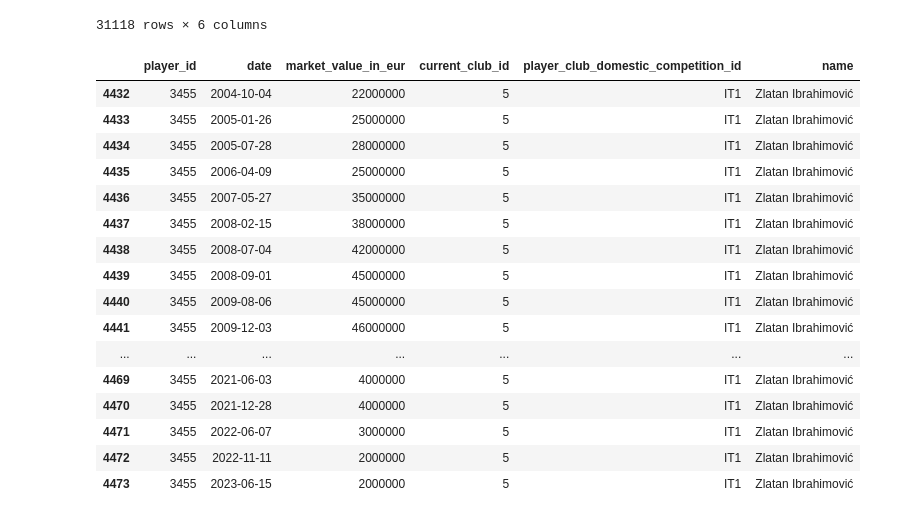
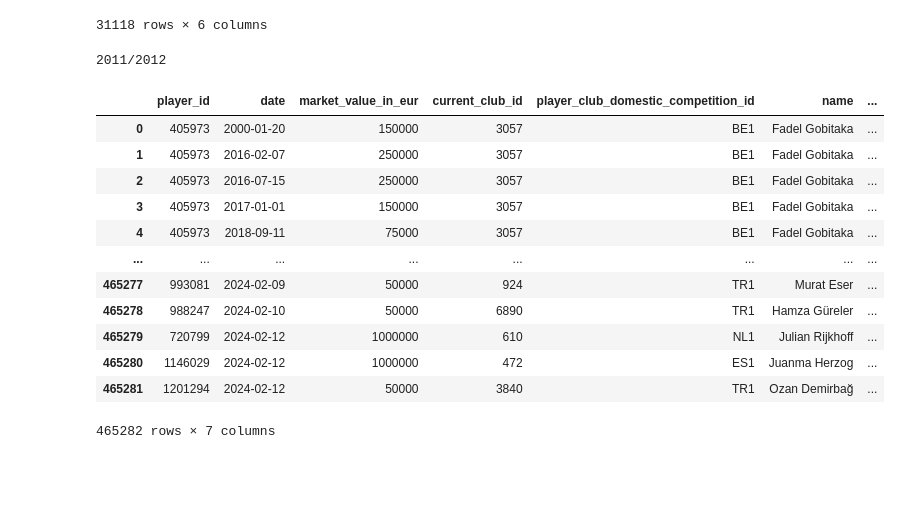
Before and after one commit to JackBenadon/DS440-Project, a Jupyter notebook: Pre_processing.ipynb, the cells around one changed output. Cells and saved outputs as stored; diff of their text form; code cells hidden in the pictures; blank space fills up the shorter version.

```diff
--- a/Pre_processing.ipynb
+++ b/Pre_processing.ipynb
@@ -105,24 +105,44 @@ df_sorted
 | 464852 | 816124 | 2023-12-27 | 500000 | 543 | GB1 | Noha Lemina |
 | 426474 | 591844 | 2024-01-08 | 550000 | 405 | GB1 | Joe Gauci |
 31118 rows × 6 columns
-# %%
-filtered_df = merged_table[merged_table['name'] == 'Zlatan Ibrahimović']
-filtered_df
-# %% [output]
-|  | player_id | date | market_value_in_eur | current_club_id | player_club_domestic_competition_id | name |
-| 4432 | 3455 | 2004-10-04 | 22000000 | 5 | IT1 | Zlatan Ibrahimović |
-| 4433 | 3455 | 2005-01-26 | 25000000 | 5 | IT1 | Zlatan Ibrahimović |
-| 4434 | 3455 | 2005-07-28 | 28000000 | 5 | IT1 | Zlatan Ibrahimović |
-| 4435 | 3455 | 2006-04-09 | 25000000 | 5 | IT1 | Zlatan Ibrahimović |
-| 4436 | 3455 | 2007-05-27 | 35000000 | 5 | IT1 | Zlatan Ibrahimović |
-| 4437 | 3455 | 2008-02-15 | 38000000 | 5 | IT1 | Zlatan Ibrahimović |
-| 4438 | 3455 | 2008-07-04 | 42000000 | 5 | IT1 | Zlatan Ibrahimović |
-| 4439 | 3455 | 2008-09-01 | 45000000 | 5 | IT1 | Zlatan Ibrahimović |
-| 4440 | 3455 | 2009-08-06 | 45000000 | 5 | IT1 | Zlatan Ibrahimović |
-| 4441 | 3455 | 2009-12-03 | 46000000 | 5 | IT1 | Zlatan Ibrahimović |
-| ... | ... | ... | ... | ... | ... | ... |
-| 4469 | 3455 | 2021-06-03 | 4000000 | 5 | IT1 | Zlatan Ibrahimović |
-| 4470 | 3455 | 2021-12-28 | 4000000 | 5 | IT1 | Zlatan Ibrahimović |
-| 4471 | 3455 | 2022-06-07 | 3000000 | 5 | IT1 | Zlatan Ibrahimović |
-| 4472 | 3455 | 2022-11-11 | 2000000 | 5 | IT1 | Zlatan Ibrahimović |
-| 4473 | 3455 | 2023-06-15 | 2000000 | 5 | IT1 | Zlatan Ibrahimović |
+# %%
+from datetime import datetime
+
+def adjust_year(date_string):
+    # Parse the date string into a datetime object
+    date_obj = datetime.strptime(date_string, '%Y-%m-%d')
+
+    # Define the cutoff date
+    cutoff_date = datetime(date_obj.year, 6, 15)
+
+    # Compare the date with the cutoff date
+    if date_obj < cutoff_date:
+        # If the date is before the cutoff date, use the previous year
+        return f"{date_obj.year - 1}/{date_obj.year}"
+    else:
+        # If the date is on or after the cutoff date, use the current year and the next year
+        return f"{date_obj.year}/{date_obj.year + 1}"
+
+# Example usage
+date_string = "2012-05-31"
+adjusted_year = adjust_year(date_string)
+print(adjusted_year)  # Output: 2011/2012
+# %% [output]
+2011/2012
+# %%
+merged_table['adjusted_year'] = merged_table['date'].apply(adjust_year)
+merged_table
+# %% [output]
+|  | player_id | date | market_value_in_eur | current_club_id | player_club_domestic_competition_id | name | ... |
+| 0 | 405973 | 2000-01-20 | 150000 | 3057 | BE1 | Fadel Gobitaka | ... |
+| 1 | 405973 | 2016-02-07 | 250000 | 3057 | BE1 | Fadel Gobitaka | ... |
+| 2 | 405973 | 2016-07-15 | 250000 | 3057 | BE1 | Fadel Gobitaka | ... |
+| 3 | 405973 | 2017-01-01 | 150000 | 3057 | BE1 | Fadel Gobitaka | ... |
+| 4 | 405973 | 2018-09-11 | 75000 | 3057 | BE1 | Fadel Gobitaka | ... |
+| ... | ... | ... | ... | ... | ... | ... | ... |
+| 465277 | 993081 | 2024-02-09 | 50000 | 924 | TR1 | Murat Eser | ... |
+| 465278 | 988247 | 2024-02-10 | 50000 | 6890 | TR1 | Hamza Güreler | ... |
+| 465279 | 720799 | 2024-02-12 | 1000000 | 610 | NL1 | Julian Rijkhoff | ... |
+| 465280 | 1146029 | 2024-02-12 | 1000000 | 472 | ES1 | Juanma Herzog | ... |
+| 465281 | 1201294 | 2024-02-12 | 50000 | 3840 | TR1 | Ozan Demirbağ | ... |
+465282 rows × 7 columns
```
